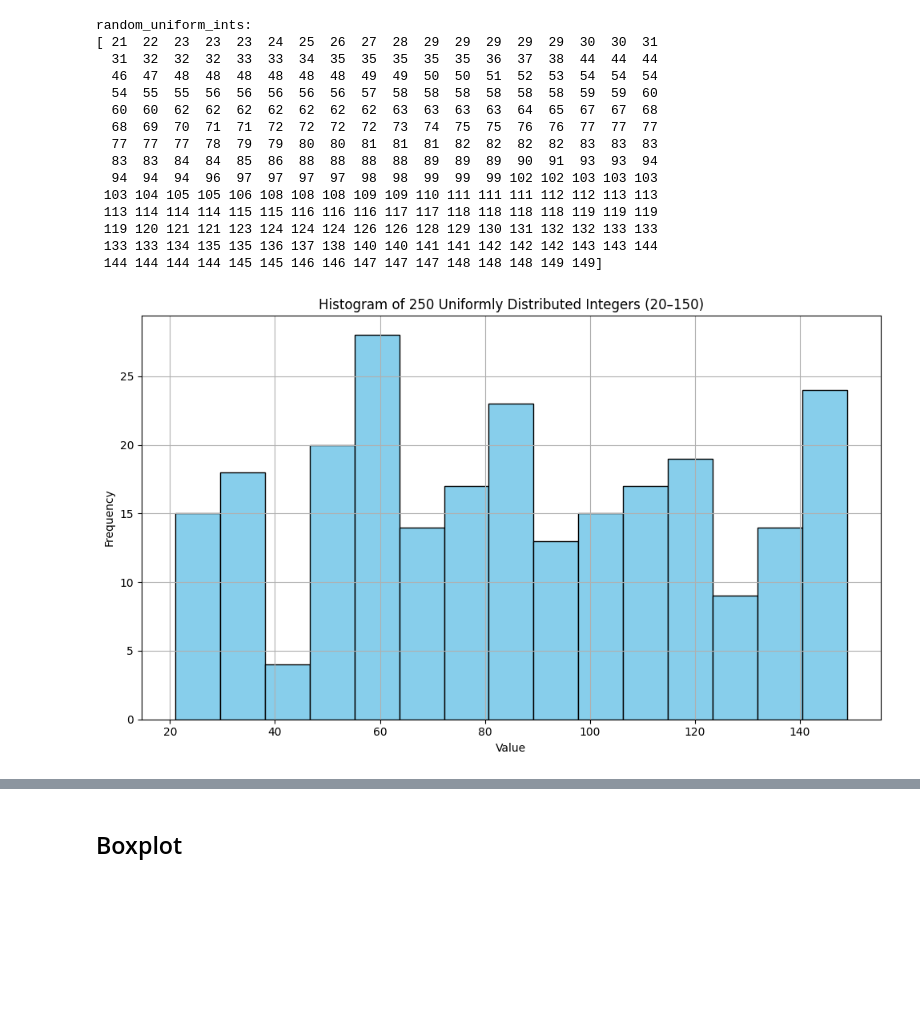
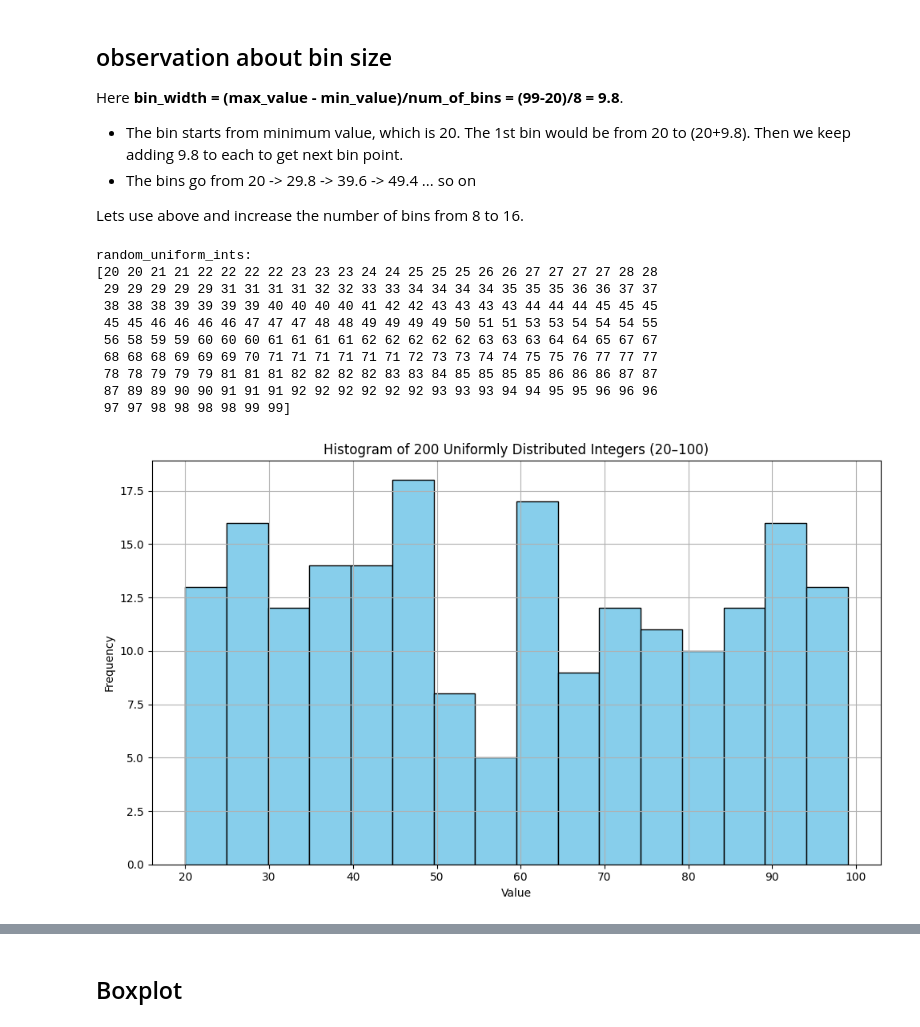
Before and after one commit to ash322ash422/tut_matplotlib, a Jupyter notebook: mp_tut3_histogram_boxplot.ipynb, the cells around one changed output, grey strips where cells are left out. Cells and saved outputs as stored; diff of their text form; code cells hidden in the pictures; blank space fills up the shorter version.

```diff
--- a/mp_tut3_histogram_boxplot.ipynb
+++ b/mp_tut3_histogram_boxplot.ipynb
@@ -1,37 +35,40 @@
+# %% [markdown]
+## observation about bin size
+Here **bin_width = (max_value - min_value)/num_of_bins = (99-20)/8 = 9.8**.
+- The bin starts from minimum value, which is 20. The 1st bin would be from 20 to (20+9.8). Then we keep adding 9.8 to each to get next bin point.
+- The bins go from 20 -> 29.8 -> 39.6 -> 49.4 ... so on
+
+Lets use above and increase the number of bins from 8 to 16.
 # %%
 import numpy as np
 import matplotlib.pyplot as plt
+np.random.seed(42)
 
-# Generate 250 random float numbers from uniform distribution, then round to integers
-random_uniform_ints = np.random.uniform(20, 150, size=250).astype(int)
+# Generate 200 random float numbers from uniform distribution, then round to integers
+random_uniform_ints = np.random.uniform(20, 101, size=200).astype(int)
 print(f"random_uniform_ints: \n{np.sort(random_uniform_ints)}")
 
 # Plot the histogram
 plt.figure(figsize=(10, 6))
 plt.hist(random_uniform_ints,
-         bins=15,
+         bins=16,
          edgecolor='black',
          color='skyblue')
-plt.title('Histogram of 250 Uniformly Distributed Integers (20–150)')
+plt.title('Histogram of 200 Uniformly Distributed Integers (20–100)')
 plt.xlabel('Value')
 plt.ylabel('Frequency')
 plt.grid(True)
 plt.tight_layout()
 plt.show()
 # %% [output]
 random_uniform_ints:
-[ 21  22  23  23  23  24  25  26  27  28  29  29  29  29  29  30  30  31
-  31  32  32  32  33  33  34  35  35  35  35  35  36  37  38  44  44  44
-  46  47  48  48  48  48  48  48  49  49  50  50  51  52  53  54  54  54
-  54  55  55  56  56  56  56  56  57  58  58  58  58  58  58  59  59  60
-  60  60  62  62  62  62  62  62  62  63  63  63  63  64  65  67  67  68
-  68  69  70  71  71  72  72  72  72  73  74  75  75  76  76  77  77  77
-  77  77  77  78  79  79  80  80  81  81  81  82  82  82  82  83  83  83
-  83  83  84  84  85  86  88  88  88  88  89  89  89  90  91  93  93  94
-  94  94  94  96  97  97  97  97  98  98  99  99  99 102 102 103 103 103
- 103 104 105 105 106 108 108 108 109 109 110 111 111 111 112 112 113 113
- 113 114 114 114 115 115 116 116 116 117 117 118 118 118 118 119 119 119
- 119 120 121 121 123 124 124 124 126 126 128 129 130 131 132 132 133 133
- 133 133 134 135 135 136 137 138 140 140 141 141 142 142 142 143 143 144
- 144 144 144 144 145 145 146 146 147 147 147 148 148 148 149 149]
+[20 20 21 21 22 22 22 22 23 23 23 24 24 25 25 25 26 26 27 27 27 27 28 28
+ 29 29 29 29 29 31 31 31 31 32 32 33 33 34 34 34 34 35 35 35 36 36 37 37
+ 38 38 38 39 39 39 39 40 40 40 40 41 42 42 43 43 43 43 44 44 44 45 45 45
+ 45 45 46 46 46 46 47 47 47 48 48 49 49 49 49 50 51 51 53 53 54 54 54 55
+ 56 58 59 59 60 60 60 61 61 61 61 62 62 62 62 62 63 63 63 64 64 65 67 67
+ 68 68 68 69 69 69 70 71 71 71 71 71 71 72 73 73 74 74 75 75 76 77 77 77
+ 78 78 79 79 79 81 81 81 82 82 82 82 83 83 84 85 85 85 85 86 86 86 87 87
+ 87 89 89 90 90 91 91 91 92 92 92 92 92 92 93 93 93 94 94 95 95 96 96 96
+ 97 97 98 98 98 98 99 99]
-[figure, old version]
+[figure, new version]
```
Also changed, not shown: parts of 9 cells of this notebook.
